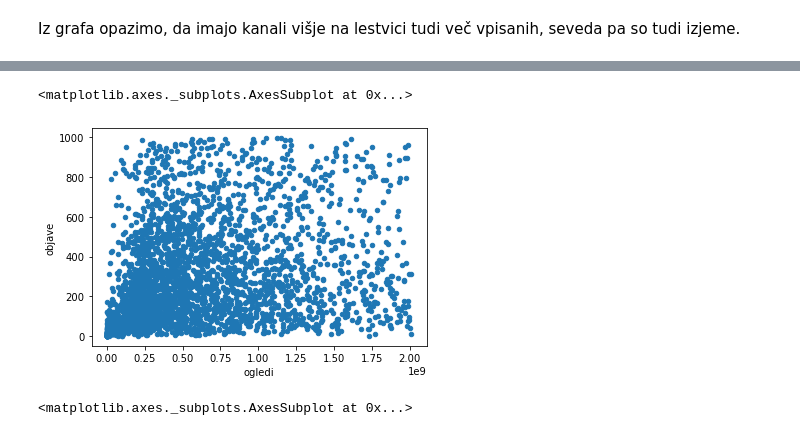
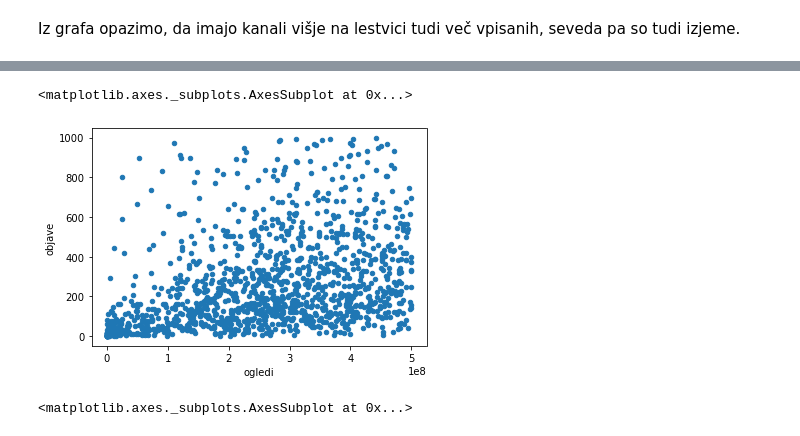
Before and after one commit to tanjaderin/Projektna-naloga-analiza-podatkov, a Jupyter notebook: obdelani-podatki/analiza_podatkov.ipynb, the cells around one changed output, grey strips where cells are left out. Drawn from its saved outputs; the diff is of its cells as text; code cells hidden in the pictures.

```diff
--- a/obdelani-podatki/analiza_podatkov.ipynb
+++ b/obdelani-podatki/analiza_podatkov.ipynb
@@ -271,9 +288,9 @@ Iz grafa opazimo, da imajo kanali višje na lestvici tudi več vpisanih, seveda
 # %%
-odstranimo_ekstreme2 = podatki[(podatki.objave < 1000) & (podatki.ogledi < 2011278231)]
+odstranimo_ekstreme2 = podatki[(podatki.objave < 1000) & (podatki.ogledi < 500000000)]
 odstranimo_ekstreme2[['ogledi', 'objave']].plot.scatter('ogledi', 'objave')
 # %% [output]
 <matplotlib.axes._subplots.AxesSubplot at 0x...>
-[figure, old version]
+[figure, new version]
 # %%
 prvih_10 = podatki.head(10)
 podatki_vpisani = prvih_1000.groupby('vpisani')
```
Also changed, not shown: parts of 23 cells of this notebook.
